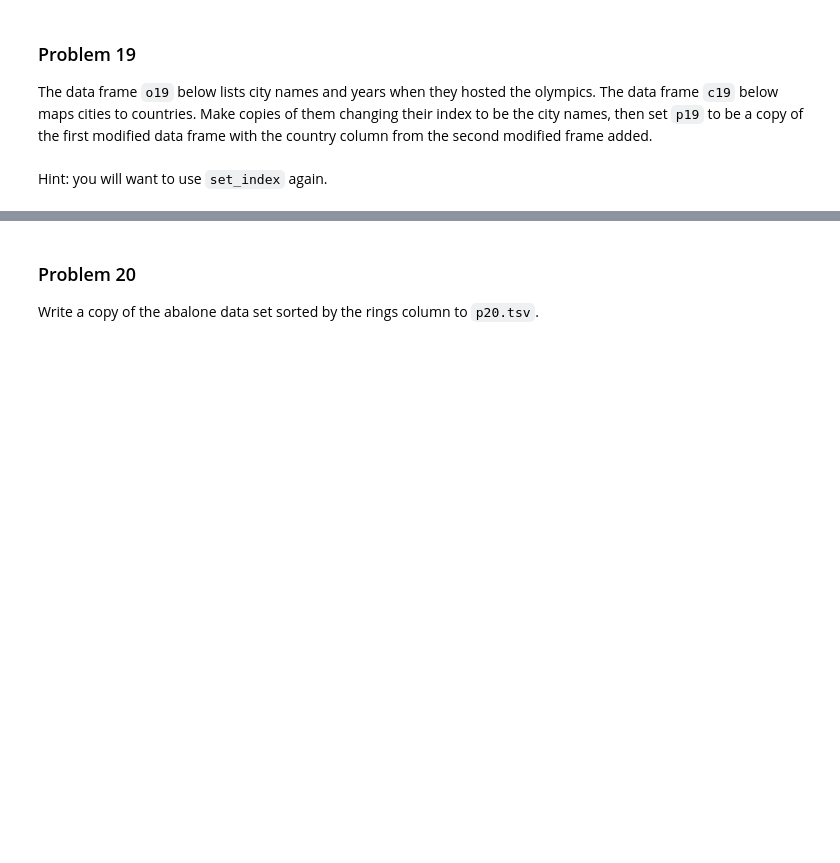
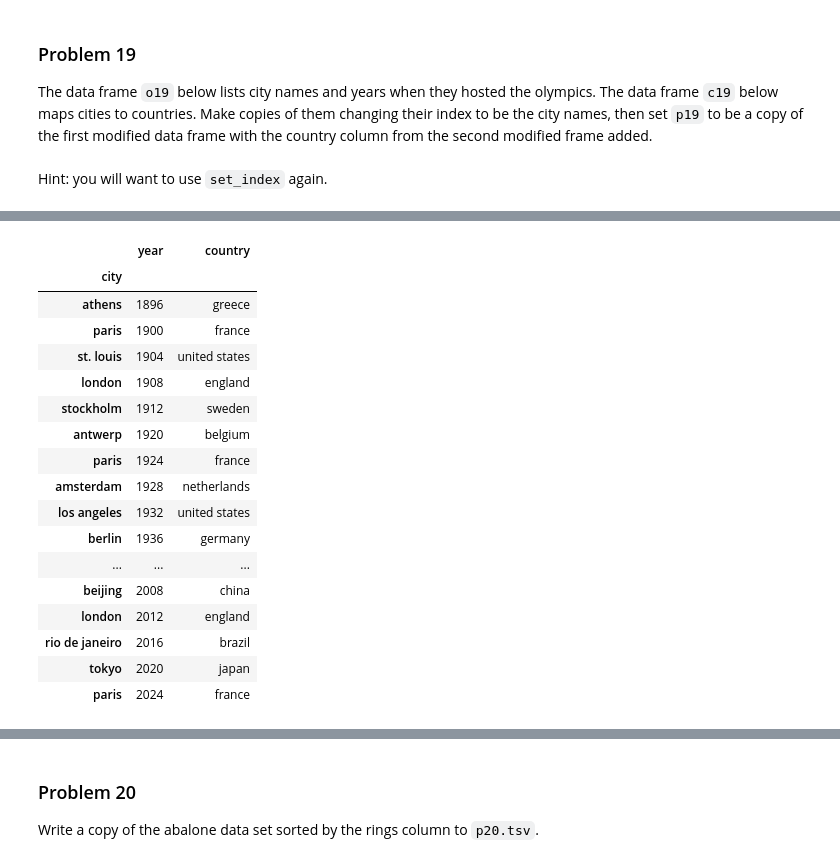
Before and after one commit to Haleymussary00/dx602-homework-08, a Jupyter notebook: homework.ipynb, the cells around one changed output, grey strips where cells are left out. Drawn from its saved outputs; the diff is of its cells as text; code cells hidden in the pictures; blank space fills up the shorter version.

```diff
--- a/homework.ipynb
+++ b/homework.ipynb
@@ -716,7 +727,27 @@ c19
 # %%
 # YOUR CHANGES HERE
 
-p19 = ...
+p19 = pd.merge(o19_copy, c19_copy, on="city")
+p19
+# %% [output]
+|  | year | country |
+| city |  |  |
+| athens | 1896 | greece |
+| paris | 1900 | france |
+| st. louis | 1904 | united states |
+| london | 1908 | england |
+| stockholm | 1912 | sweden |
+| antwerp | 1920 | belgium |
+| paris | 1924 | france |
+| amsterdam | 1928 | netherlands |
+| los angeles | 1932 | united states |
+| berlin | 1936 | germany |
+| ... | ... | ... |
+| beijing | 2008 | china |
+| london | 2012 | england |
+| rio de janeiro | 2016 | brazil |
+| tokyo | 2020 | japan |
+| paris | 2024 | france |
 # %%
 p19
 # %% [output]
```
Also changed, not shown: parts of 8 cells of this notebook, 1 other file.
